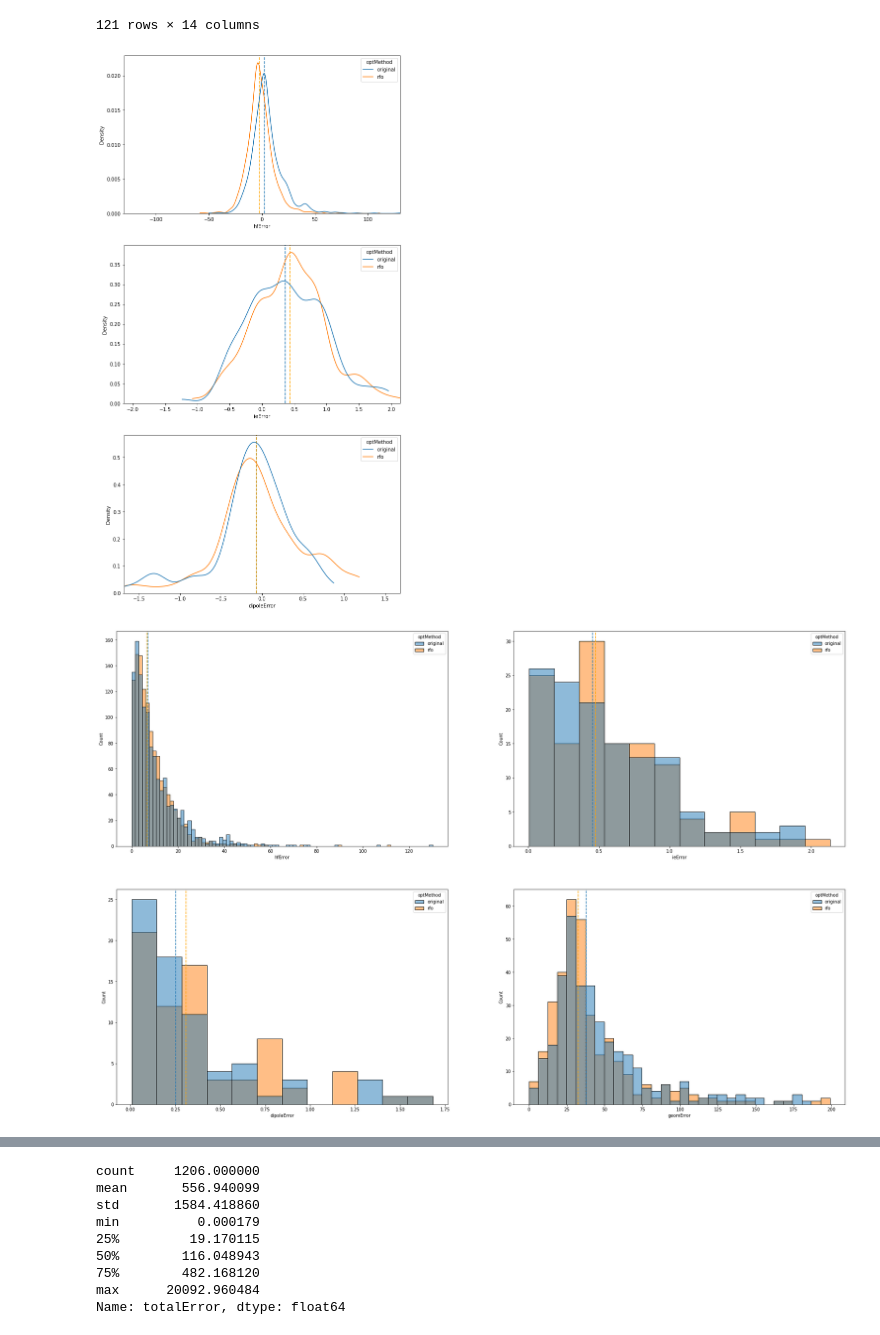
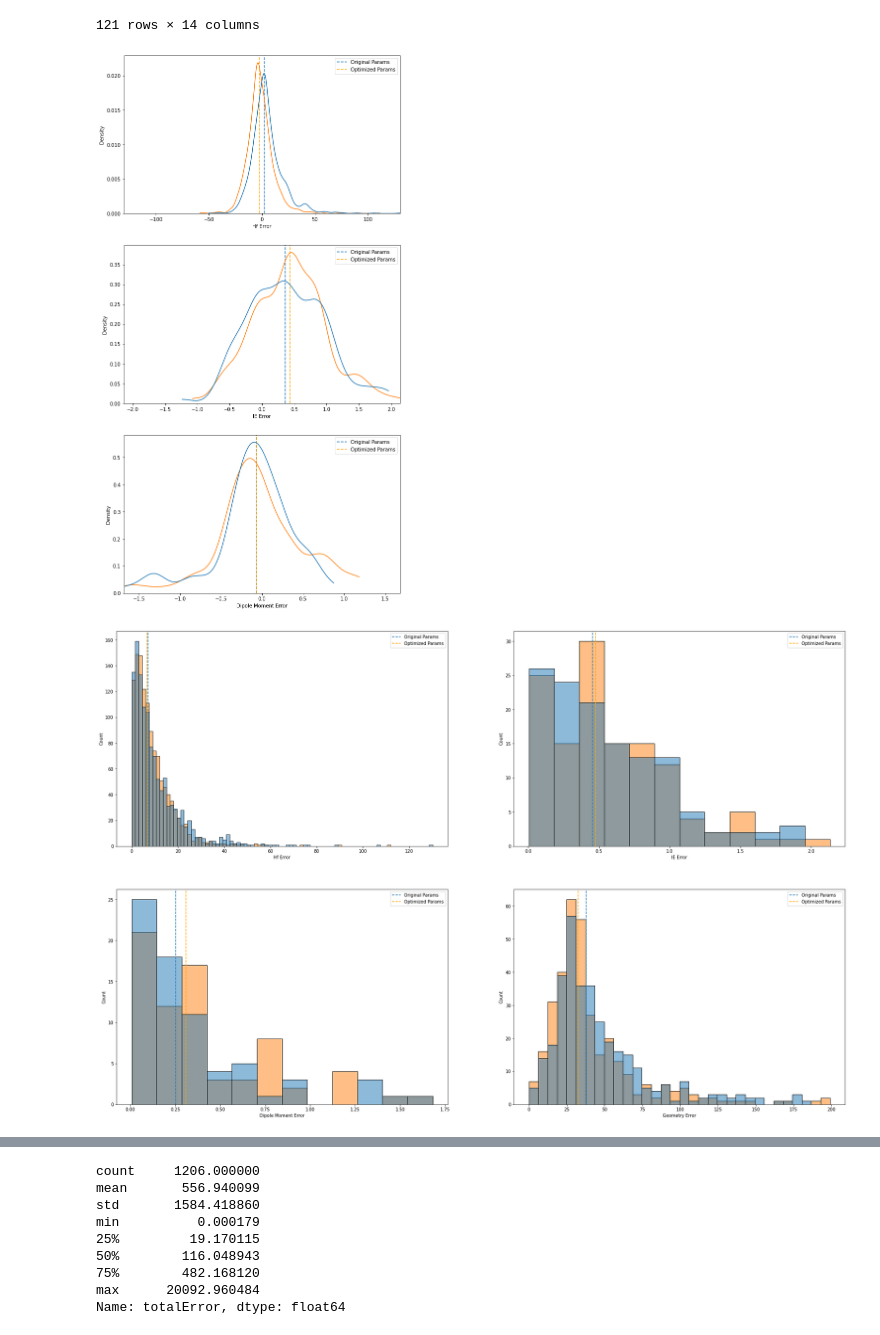
Before and after one commit to BluSteve/STYau122, a Jupyter notebook: python/Analysis.ipynb, the cells around one changed output, grey strips where cells are left out. Saved outputs shown, nothing was run; the diff lists cells and outputs as text; code cells hidden in the pictures.

```diff
--- a/python/Analysis.ipynb
+++ b/python/Analysis.ipynb
@@ -101,31 +101,37 @@ osorted
 # %%
 fig, axs = plt.subplots(3, 1, figsize=(10, 20));
 axs = axs.flatten()
 tgt = dfs[0].append(dfs[3], ignore_index=True);
 
 errorTypes = ["hfError", "ieError", "dipoleError"]
+errorTypesNames = ["Hf Error", "IE Error", "Dipole Moment Error"]
 for i, e in enumerate(errorTypes):
     axs[i].axvline(dfs[0][e].median(), linestyle='--')
     axs[i].axvline(dfs[3][e].median(), color='orange', linestyle='--')
     n = max(tgt[e].max(), abs(tgt[e].min()))
     axs[i].set_xlim(-n, n)
     sns.kdeplot(data=tgt, x=e, hue="optMethod", gridsize=500, bw_adjust=0.7, cut=0, ax=axs[i])
+    axs[i].legend(labels=['Original Params', 'Optimized Params'])
+    axs[i].set_xlabel(errorTypesNames[i])
 
 plt.savefig('error-dist.png', dpi=600)
 # %% [output]
-[figure, old version]
+[figure, new version]
 # %%
 fig, axs = plt.subplots(2, 2, figsize=(30, 20));
 axs = axs.flatten()
 
 errorTypes = ["hfError", "ieError", "dipoleError", "geomError"]
+betterNames2= ['Hf Error', 'IE Error', 'Dipole Moment Error', 'Geometry Error']
 for i, e in enumerate(errorTypes):
     axs[i].axvline(dfs[0][e].abs().median(), linestyle='--')
     axs[i].axvline(dfs[3][e].abs().median(), color='orange', linestyle='--')
     sns.histplot(data=tgt, x=tgt[e].abs(), hue="optMethod", ax=axs[i])
+    axs[i].set_xlabel(betterNames2[i])
+    axs[i].legend(labels=['Original Params', 'Optimized Params'])
 
 plt.savefig('error-hist.png', dpi=600)
 # %% [output]
-[figure, old version]
+[figure, new version]
 # %%
 plt.figure(figsize=(12, 8))
```
Also changed, not shown: parts of 7 cells of this notebook, 9 other files.
